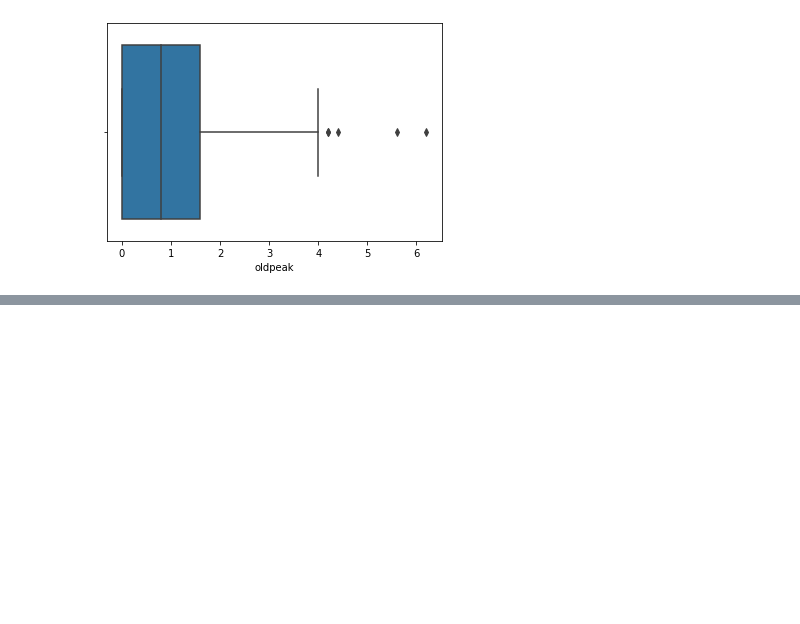
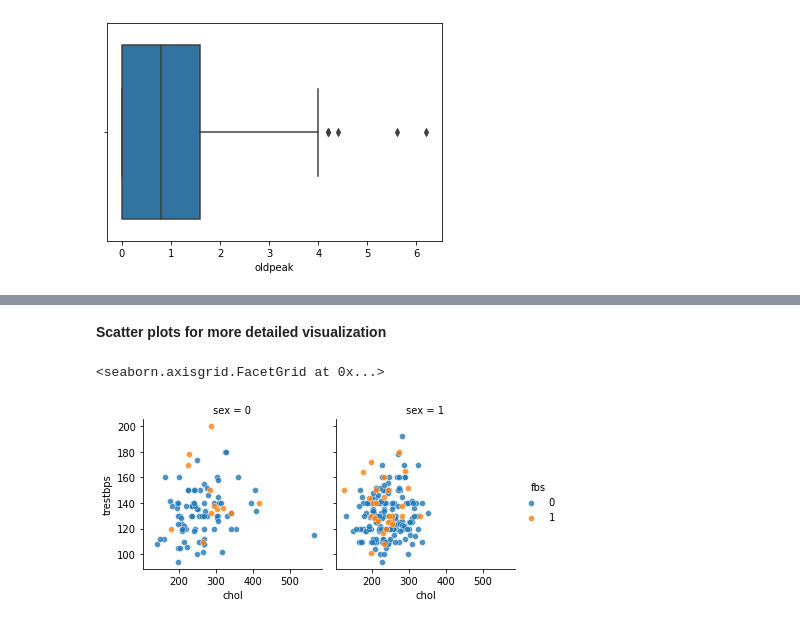
Before and after one commit to valin242/uci_heart_disease, a Jupyter notebook: heart_disease_pred.ipynb, the cells around one changed output, grey strips where cells are left out. Drawn from its saved outputs; the diff is of its cells as text; code cells hidden in the pictures; blank space fills up the shorter version.

```diff
--- a/heart_disease_pred.ipynb
+++ b/heart_disease_pred.ipynb
@@ -350,0 +364,10 @@ sex_grid.map(sns.histplot, 'chol')
+# %% [markdown]
+**Scatter plots for more detailed visualization**
+# %%
+# Scatter plots
+sex_scat = sns.FacetGrid(x_features_cleaned, col='sex', hue='fbs')
+sex_scat.map(sns.scatterplot, 'chol', 'trestbps', alpha=.8)
+sex_scat.add_legend()
+# %% [output]
+<seaborn.axisgrid.FacetGrid at 0x...>
+[figure, added]
```
Also changed, not shown: parts of 8 cells of this notebook.
